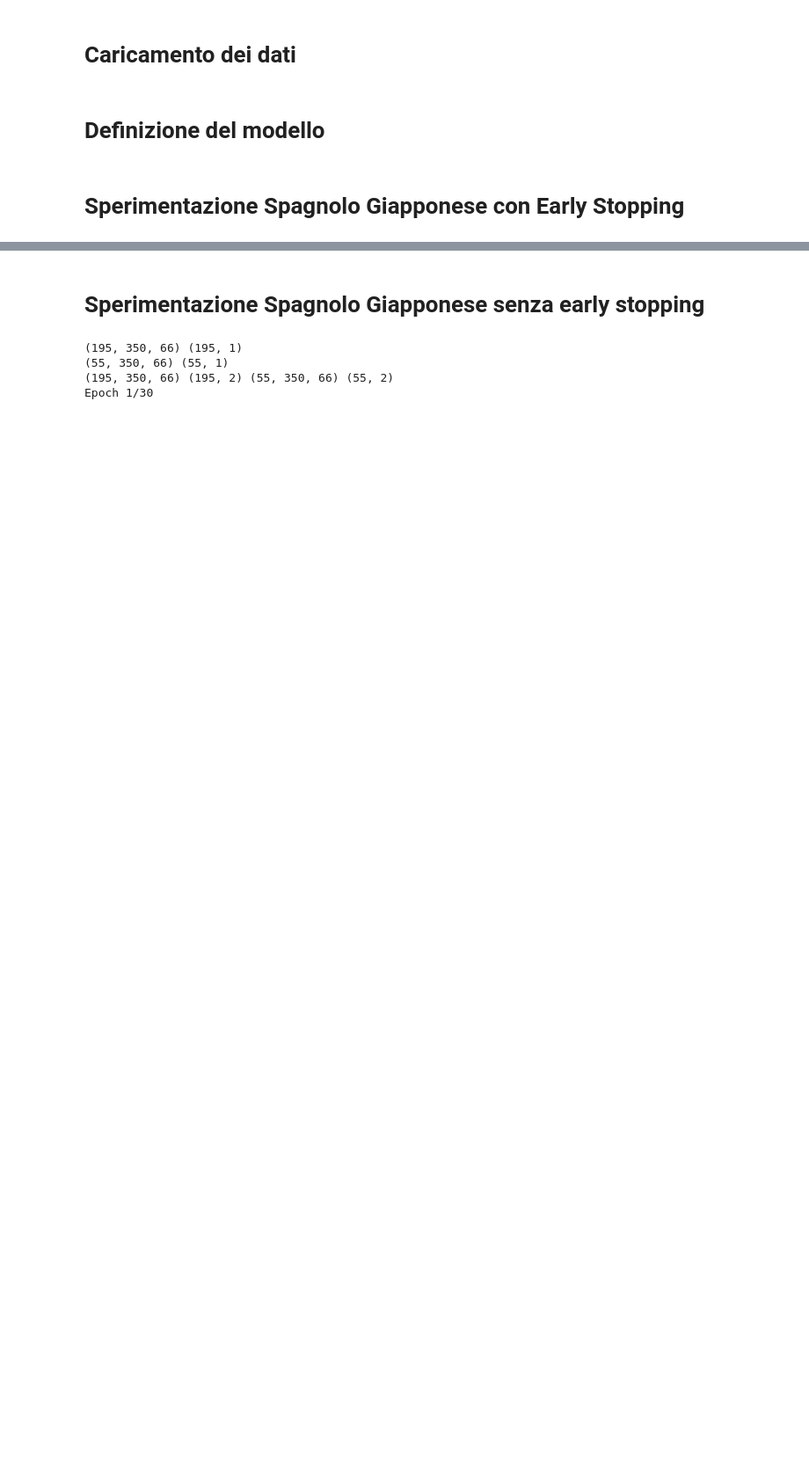
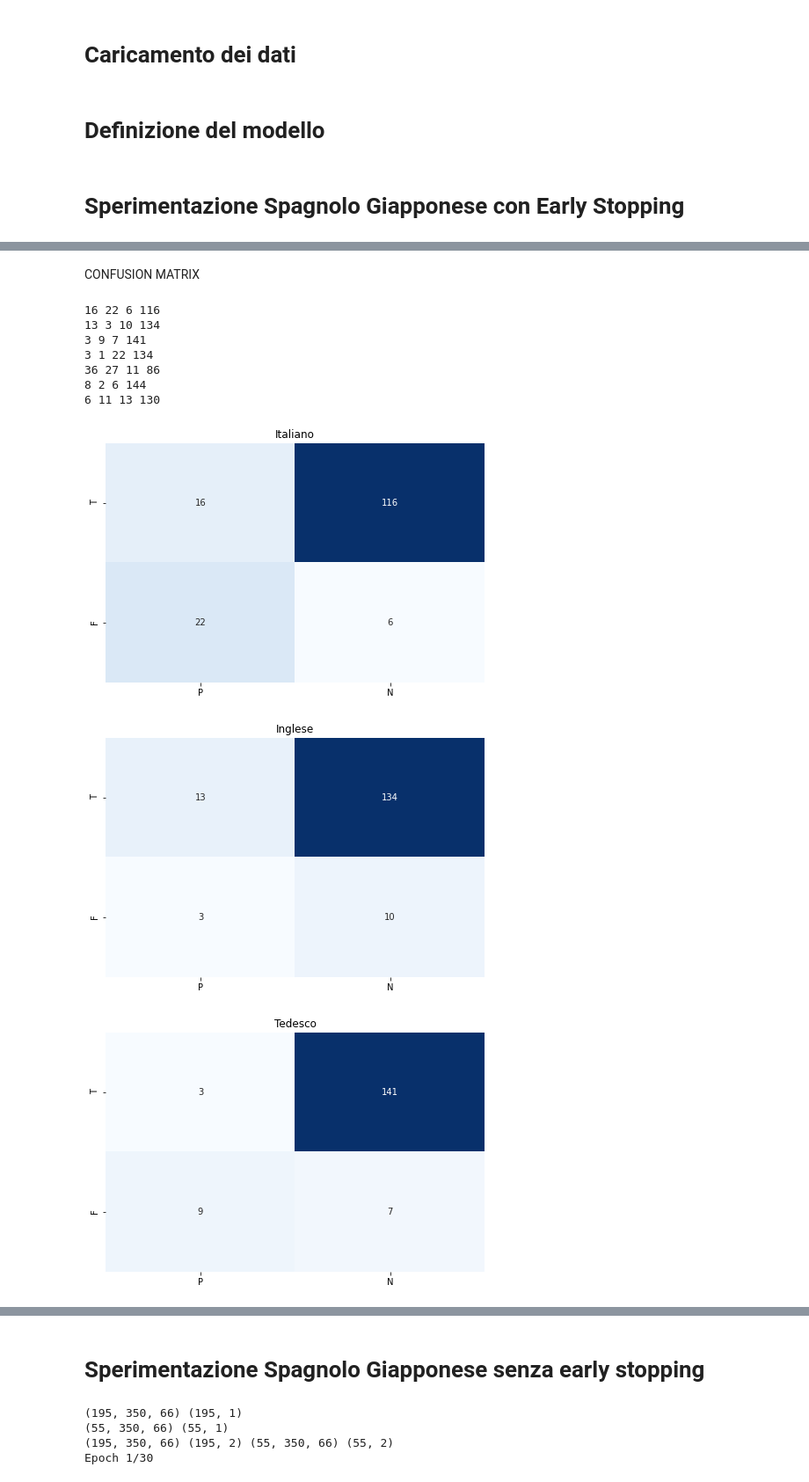
Before and after one commit to maria-natale/ProgettoFVAB, a Jupyter notebook: Code/blstmCSVnew.ipynb, the cells around one changed output, grey strips where cells are left out. Shown at 88% size. Cells and saved outputs as stored; diff of their text form; code cells hidden in the pictures; blank space fills up the shorter version.

```diff
--- a/Code/blstmCSVnew.ipynb
+++ b/Code/blstmCSVnew.ipynb
@@ -219,0 +256,31 @@ for i in list(LANGUAGES_N.values()):
+# %% [markdown]
+CONFUSION MATRIX
+# %%
+for i in range (valori.shape[0]):
+  TP= valori.iloc[i,i]
+  FP= valori.iloc[i,:].sum()-TP
+  FN= valori.iloc[:,i].sum()-TP
+  TN= valori.sum().sum() - TP - FP - FN
+  print(TP,FP,FN,TN)
+  #b=[[TP,FP],[FN,TN]]
+  b=[[TP,TN],[FP,FN]]
+  fig=plt.figure(figsize=(17,5))
+  ax1=plt.subplot(121)
+  sns.heatmap(b,annot=True,cmap="Blues",cbar=False,fmt = "g")
+  #plt.xlabel("POSITIVI")
+  #plt.ylabel("NEGATIVI")
+  tick_marks = [0.5,1.5]
+  plt.title(LANGUAGES[i+1])
+  plt.xticks(tick_marks, ["P","N",])
+  plt.yticks(tick_marks, ["T","F"])
+# %% [output]
+16 22 6 116
+13 3 10 134
+3 9 7 141
+3 1 22 134
+36 27 11 86
+8 2 6 144
+6 11 13 130
+[figure, added]
+[figure, added]
+[figure, added]
```
Also changed, not shown: parts of 21 cells of this notebook, 1 other file.
